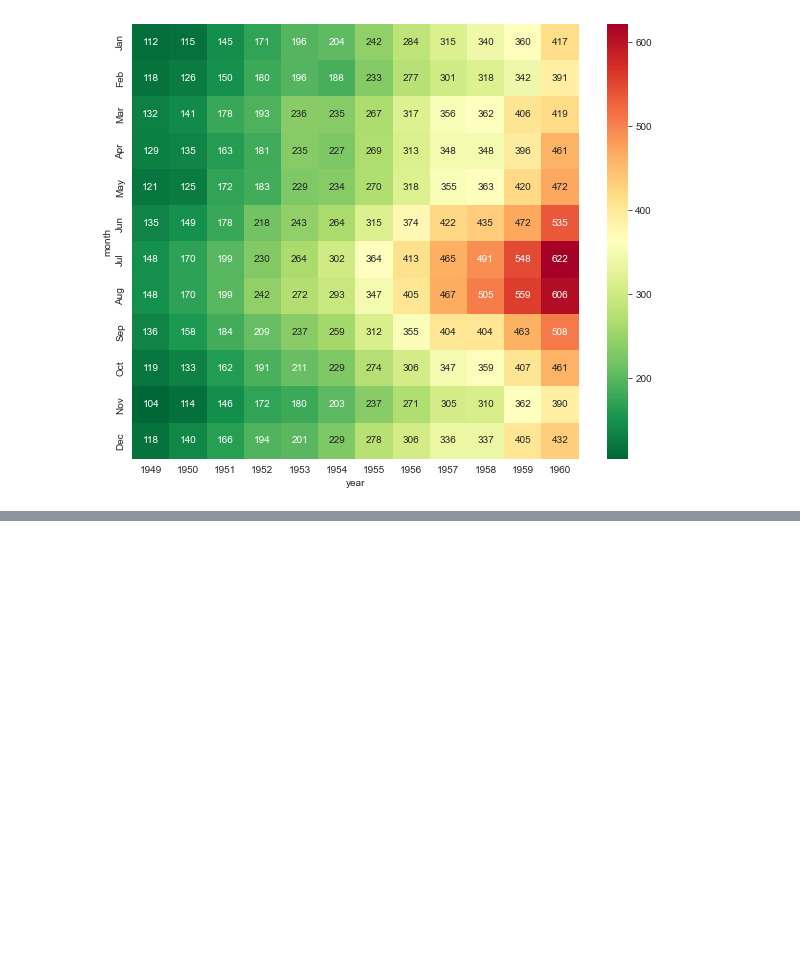
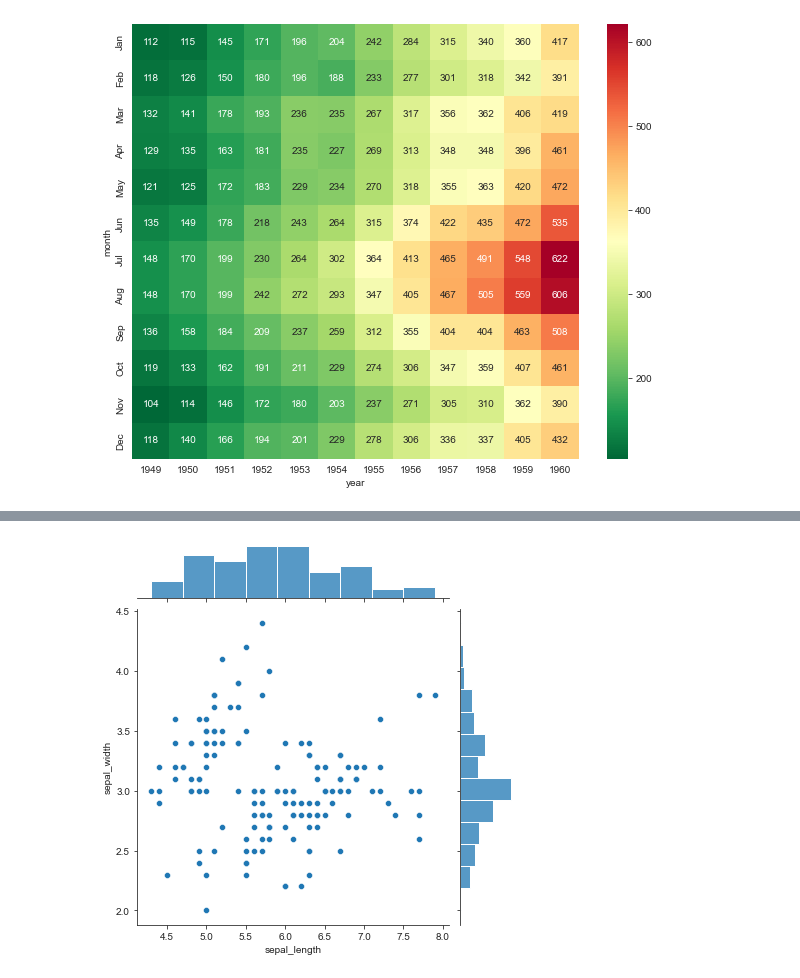
Before and after one commit to hyestar/2022py2, a Jupyter notebook: pytemp/seborn연습.ipynb, the cells around one changed output, grey strips where cells are left out. Saved outputs shown, nothing was run; the diff lists cells and outputs as text; code cells hidden in the pictures; blank space fills up the shorter version.

```diff
--- a/pytemp/seborn연습.ipynb
+++ b/pytemp/seborn연습.ipynb
@@ -122,0 +147,6 @@ plt.show()
+# %%
+# jointplot(x = "xname", y = "yname", data = df, kind = "scatter")
+sns.jointplot(x ="sepal_length", y = "sepal_width",data=iris, kind="scatter")
+plt.show()
+# %% [output]
+[figure, added]
```
Also changed, not shown: parts of 5 cells of this notebook.
